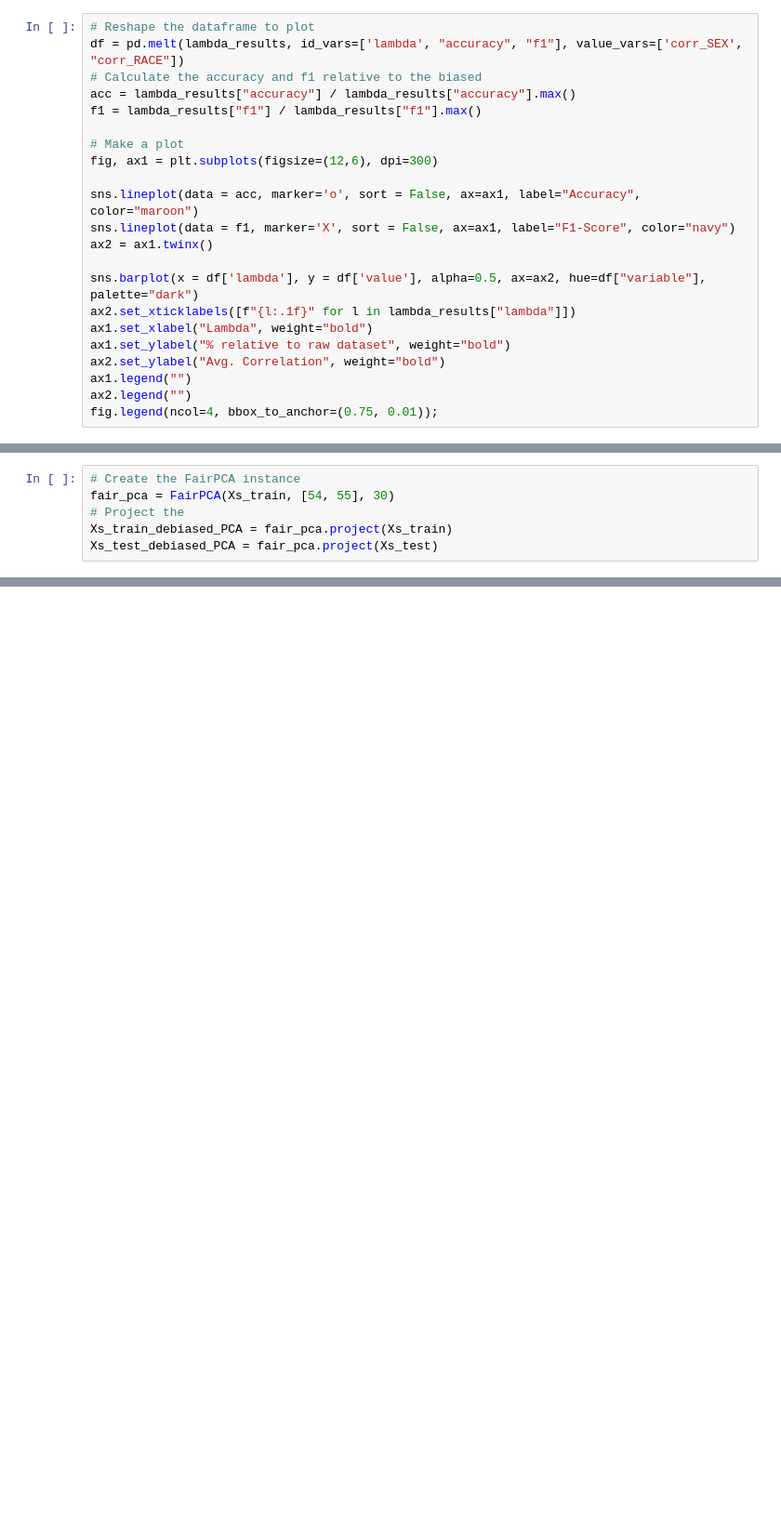
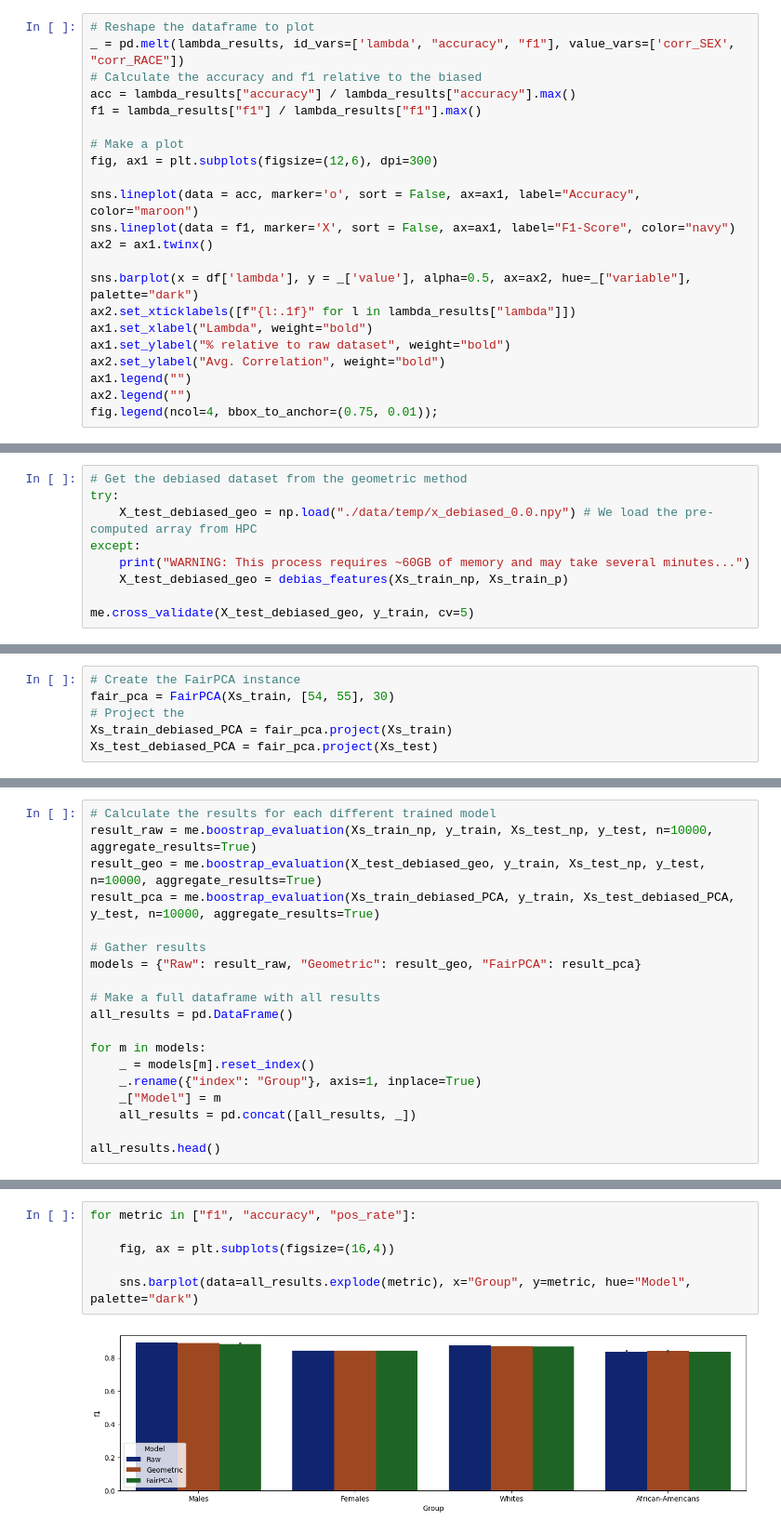
Before and after one commit to veronhoxha/debiasing-data-and-fairer-models, a Jupyter notebook: Notebook.ipynb, the cells around one changed output, grey strips where cells are left out. Shown at 93% size. Drawn from its saved outputs; the diff is of its cells as text; blank space fills up the shorter version.

```diff
--- a/Notebook.ipynb
+++ b/Notebook.ipynb
@@ -522,6 +483,6 @@ lambda_results
 # %%
 # Reshape the dataframe to plot
-df = pd.melt(lambda_results, id_vars=['lambda', "accuracy", "f1"], value_vars=['corr_SEX', "corr_RACE"])
+_ = pd.melt(lambda_results, id_vars=['lambda', "accuracy", "f1"], value_vars=['corr_SEX', "corr_RACE"])
 # Calculate the accuracy and f1 relative to the biased
 acc = lambda_results["accuracy"] / lambda_results["accuracy"].max()
 f1 = lambda_results["f1"] / lambda_results["f1"].max()
@@ -533,7 +494,7 @@ sns.lineplot(data = acc, marker='o', sort = False, ax=ax1, label="Accuracy", col
 sns.lineplot(data = f1, marker='X', sort = False, ax=ax1, label="F1-Score", color="navy")
 ax2 = ax1.twinx()
 
-sns.barplot(x = df['lambda'], y = df['value'], alpha=0.5, ax=ax2, hue=df["variable"], palette="dark")
+sns.barplot(x = df['lambda'], y = _['value'], alpha=0.5, ax=ax2, hue=_["variable"], palette="dark")
 ax2.set_xticklabels([f"{l:.1f}" for l in lambda_results["lambda"]])
 ax1.set_xlabel("Lambda", weight="bold")
 ax1.set_ylabel("% relative to raw dataset", weight="bold")
@@ -543,3 +504,12 @@ ax2.legend("")
 fig.legend(ncol=4, bbox_to_anchor=(0.75, 0.01));
 # %% [output]
 [figure]
+# %%
+# Get the debiased dataset from the geometric method
+try:
+    X_test_debiased_geo = np.load("./data/temp/x_debiased_0.0.npy") # We load the pre-computed array from HPC
+except:
+    print("WARNING: This process requires ~60GB of memory and may take several minutes...")
+    X_test_debiased_geo = debias_features(Xs_train_np, Xs_train_p)
+
+me.cross_validate(X_test_debiased_geo, y_train, cv=5)
@@ -587,0 +546,19 @@ t.cdf(a, 20000-2)
+# %%
+# Calculate the results for each different trained model
+result_raw = me.boostrap_evaluation(Xs_train_np, y_train, Xs_test_np, y_test, n=10000, aggregate_results=True)
+result_geo = me.boostrap_evaluation(X_test_debiased_geo, y_train, Xs_test_np, y_test, n=10000, aggregate_results=True)
+result_pca = me.boostrap_evaluation(Xs_train_debiased_PCA, y_train, Xs_test_debiased_PCA, y_test, n=10000, aggregate_results=True)
+
+# Gather results
+models = {"Raw": result_raw, "Geometric": result_geo, "FairPCA": result_pca}
+
+# Make a full dataframe with all results
+all_results = pd.DataFrame()
+
+for m in models:
+    _ = models[m].reset_index()
+    _.rename({"index": "Group"}, axis=1, inplace=True)
+    _["Model"] = m
+    all_results = pd.concat([all_results, _])
+
+all_results.head()
@@ -587,0 +576,8 @@ t.cdf(a, 20000-2)
+# %%
+for metric in ["f1", "accuracy", "pos_rate"]:
+
+    fig, ax = plt.subplots(figsize=(16,4))
+
+    sns.barplot(data=all_results.explode(metric), x="Group", y=metric, hue="Model", palette="dark")
+# %% [output]
+[figure, added]
```
Also changed, not shown: parts of 23 cells of this notebook, 1 other file.
